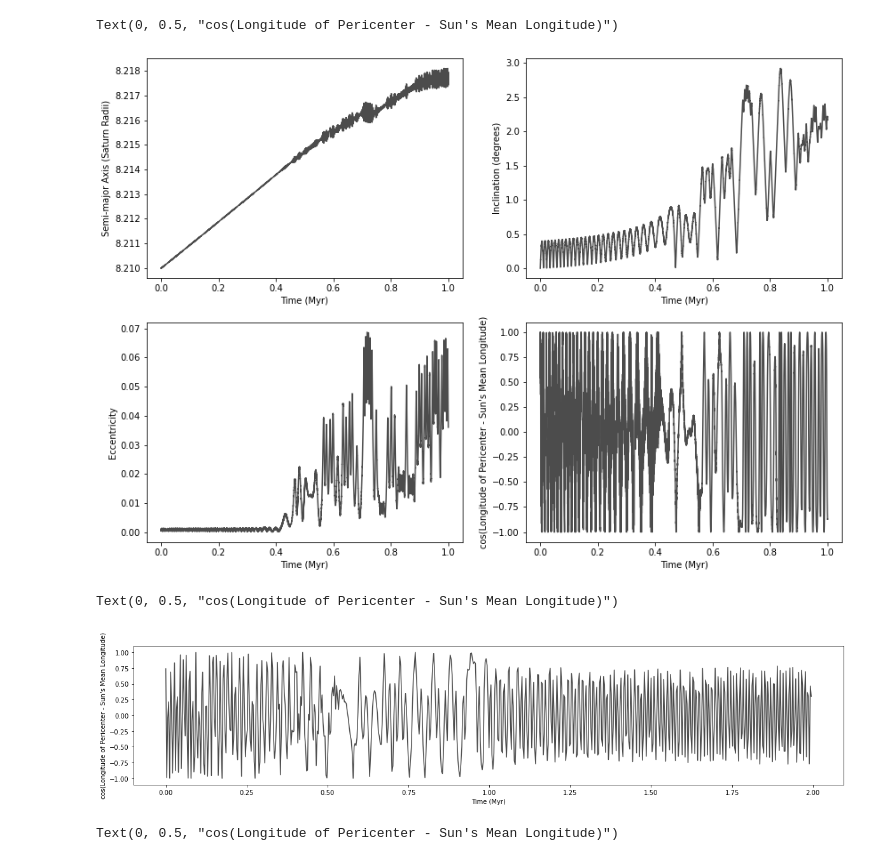
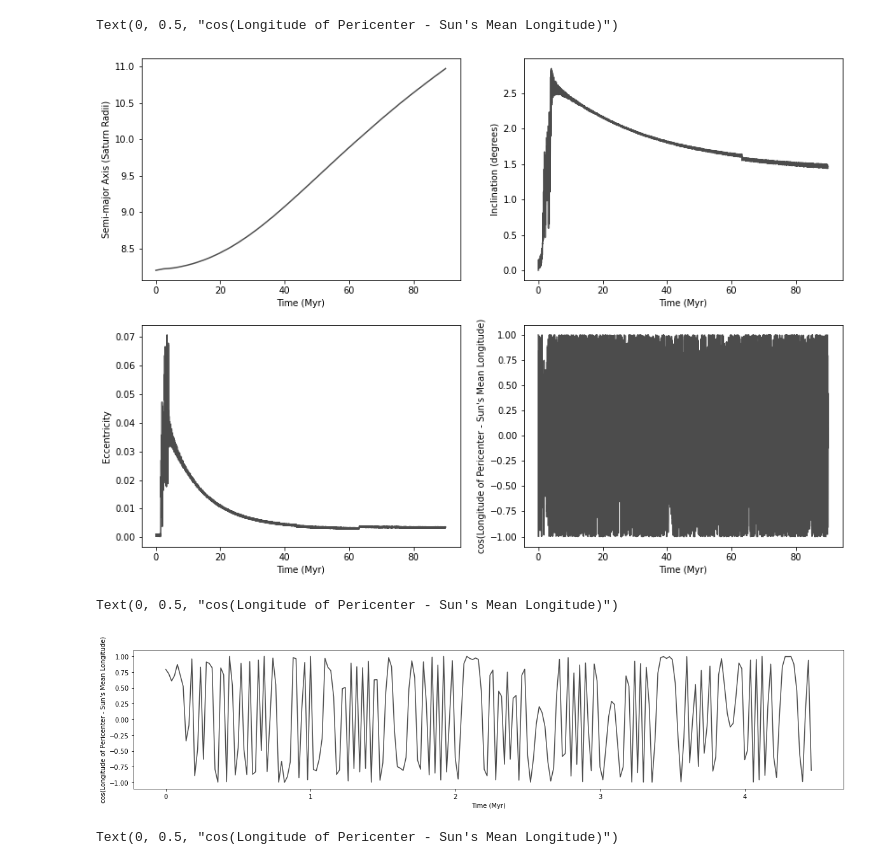
Before and after one commit to hdayuan/F21_JP_Titan-Sims, a Jupyter notebook: plot-titan.ipynb, the cells around one changed output. Drawn from its saved outputs; the diff is of its cells as text; code cells hidden in the pictures.

```diff
--- a/plot-titan.ipynb
+++ b/plot-titan.ipynb
@@ -4,9 +4,9 @@ import numpy as np
 
 # read arguments, and open corresponding output file
 version = 4.3 # version 3 for migration force, 4 for tidal forces, 5 for eccentricity oscillations
-numSamples = 10000
-simTime = 1.
-ia = 8.21
+numSamples = 4500
+simTime = 90.
+ia = 8.2
 
 fa = 12.9
 
@@ -73,34 +73,34 @@ for i in range(buffer, buffer + numSamples, step):
     a_array[(i - buffer) // step] = float(numbers[a_index])
     e_array[(i - buffer) // step] = float(numbers[e_index])
     i_array[(i - buffer) // step] = float(numbers[incl_index])*180./np.pi
     t_array[(i - buffer) // step] = float(numbers[t_index]) / 1000000.
     diff_array[(i - buffer) // step] = np.cos(float(numbers[pomega_index]) - float(numbers[m_long_index]))
 
     if version_int == 5:
         eSat_array[(i - buffer) // step] = float(numbers[eSat_index])
 
 fig, axs = plt.subplots(2, 2)
 
 fig.set_size_inches(14, 10)
 
 axs[0][0].plot(t_array,a_array, color=col)
 axs[0][0].set_xlabel('Time (Myr)')
 axs[0][0].set_ylabel('Semi-major Axis (Saturn Radii)')
 
 axs[1][0].plot(t_array,e_array, color=col)
 axs[1][0].set_xlabel('Time (Myr)')
 axs[1][0].set_ylabel('Eccentricity')
 
 axs[0][1].plot(t_array,i_array, color=col)
 axs[0][1].set_xlabel('Time (Myr)')
 axs[0][1].set_ylabel('Inclination (degrees)')
 
 axs[1][1].plot(t_array,diff_array, color=col)
 axs[1][1].set_xlabel('Time (Myr)')
 axs[1][1].set_ylabel('cos(Longitude of Pericenter - Sun\'s Mean Longitude)')
 # %% [output]
 Text(0, 0.5, "cos(Longitude of Pericenter - Sun's Mean Longitude)")
-[figure, old version]
+[figure, new version]
 # %%
 if version_int == 5:
     fig, axs = plt.subplots(1)
@@ -111,7 +111,7 @@ if version_int == 5:
 # plot zoom on cos(pomega-l)
 
 start_ratio = 1./30.
-end_ratio = 3./30.
+end_ratio = 2.5/30.
 
 plotSamplesZ = int(plotSamples * (end_ratio - start_ratio))
 
@@ -134,7 +134,7 @@ axs.set_xlabel('Time (Myr)')
 axs.set_ylabel('cos(Longitude of Pericenter - Sun\'s Mean Longitude)')
 # %% [output]
 Text(0, 0.5, "cos(Longitude of Pericenter - Sun's Mean Longitude)")
-[figure, old version]
+[figure, new version]
 # %%
 # plot zoom
 
```
Also changed, not shown: parts of 6 cells of this notebook, 2 other files.
